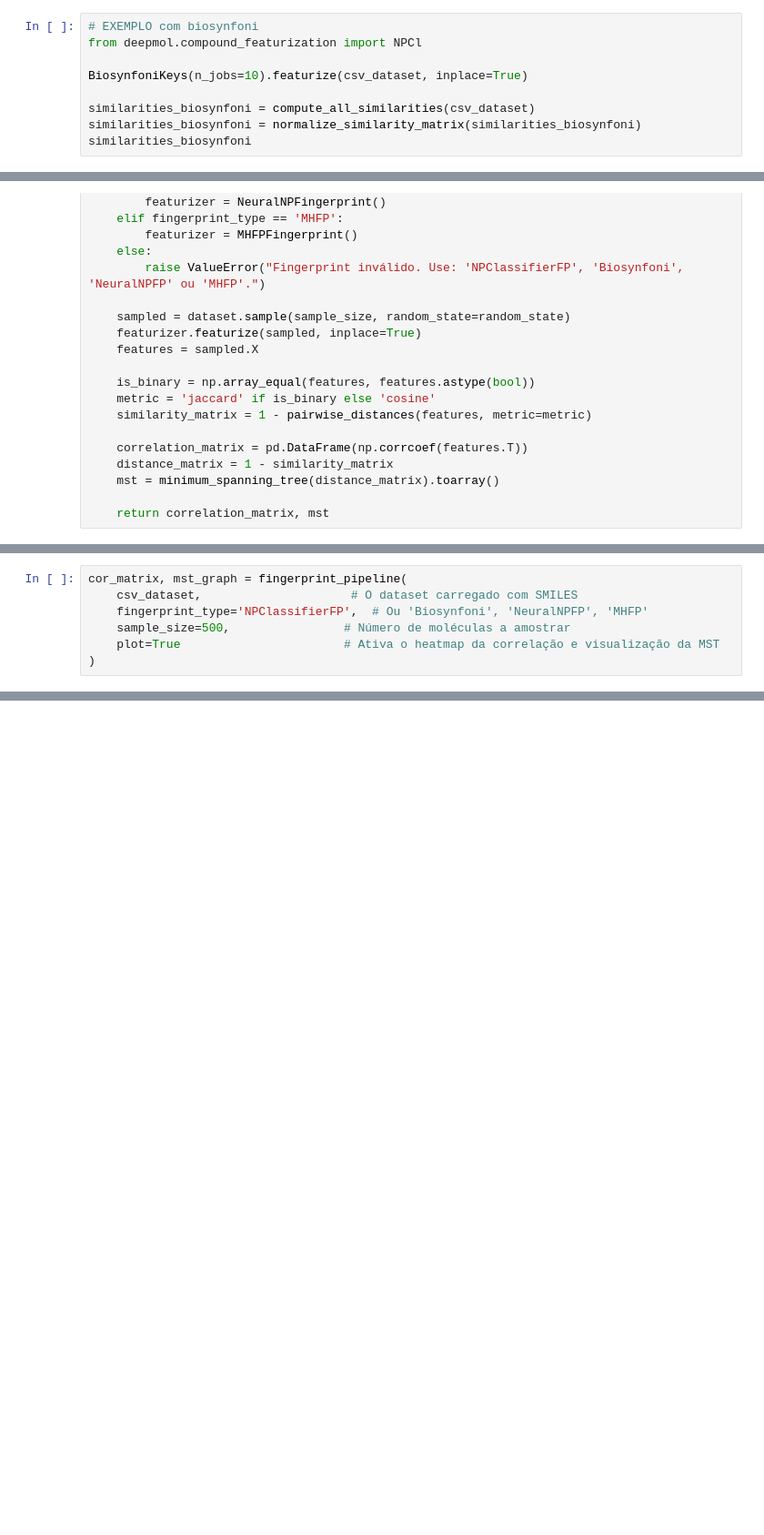
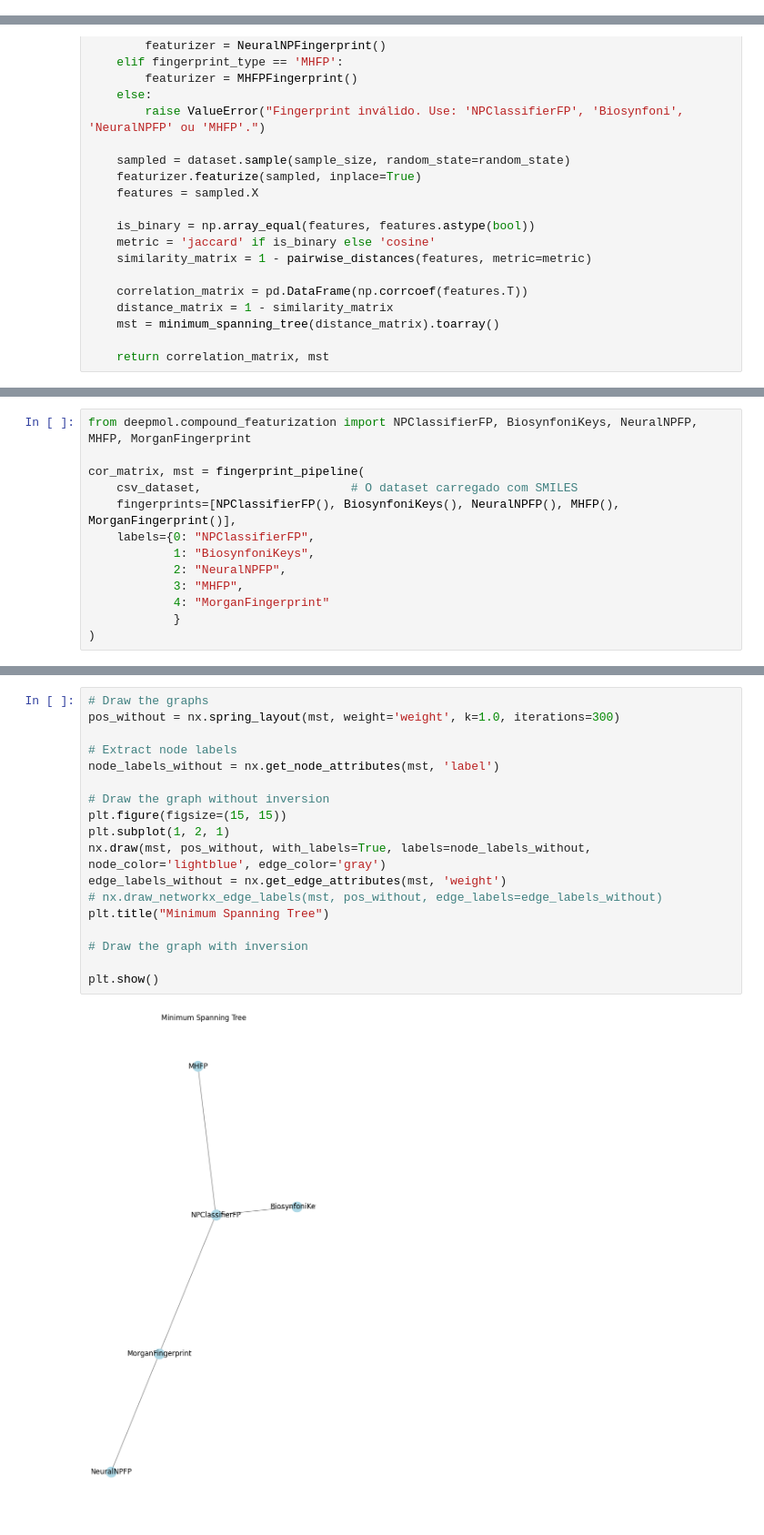
Before and after one commit to phcp0110/projeto, a Jupyter notebook: Desktop/Universidade/Mestrado/2S 1Ano/Projeto/projeto.ipynb, the cells around one changed output, grey strips where cells are left out. Shown: that part at 91% size. Saved outputs shown, nothing was run; the diff lists cells and outputs as text; blank space fills up the shorter version.

Commit message:
[FIX] generation correlation matrix and MST for all fingerprints

```diff
--- a/Desktop/Universidade/Mestrado/2S 1Ano/Projeto/projeto.ipynb
+++ b/Desktop/Universidade/Mestrado/2S 1Ano/Projeto/projeto.ipynb
@@ -228,12 +231,3 @@ array([[0.87286067, 0.65281177, 0.89242053, ..., 0.89242053, 0.8410758 ,
-# %%
-# EXEMPLO com biosynfoni
-from deepmol.compound_featurization import NPCl
-
-BiosynfoniKeys(n_jobs=10).featurize(csv_dataset, inplace=True)
-
-similarities_biosynfoni = compute_all_similarities(csv_dataset)
-similarities_biosynfoni = normalize_similarity_matrix(similarities_biosynfoni)
-similarities_biosynfoni
 # %%
 # EXEMPLO com biosynfoni
 from deepmol.compound_featurization import BiosynfoniKeys, MorganFingerprint
@@ -495,7 +383,13 @@ def fingerprint_pipeline(dataset, fingerprint_type='NPClassifierFP', sample_size
 # %%
-cor_matrix, mst_graph = fingerprint_pipeline(
+from deepmol.compound_featurization import NPClassifierFP, BiosynfoniKeys, NeuralNPFP, MHFP, MorganFingerprint
+
+cor_matrix, mst = fingerprint_pipeline(
     csv_dataset,                     # O dataset carregado com SMILES
-    fingerprint_type='NPClassifierFP',  # Ou 'Biosynfoni', 'NeuralNPFP', 'MHFP'
-    sample_size=500,                # Número de moléculas a amostrar
-    plot=True                       # Ativa o heatmap da correlação e visualização da MST
+    fingerprints=[NPClassifierFP(), BiosynfoniKeys(), NeuralNPFP(), MHFP(), MorganFingerprint()],
+    labels={0: "NPClassifierFP",
+            1: "BiosynfoniKeys",
+            2: "NeuralNPFP",
+            3: "MHFP",
+            4: "MorganFingerprint"
+            }
 )
@@ -511,0 +396,20 @@ plt.close()
+# %%
+# Draw the graphs
+pos_without = nx.spring_layout(mst, weight='weight', k=1.0, iterations=300)
+
+# Extract node labels
+node_labels_without = nx.get_node_attributes(mst, 'label')
+
+# Draw the graph without inversion
+plt.figure(figsize=(15, 15))
+plt.subplot(1, 2, 1)
+nx.draw(mst, pos_without, with_labels=True, labels=node_labels_without, node_color='lightblue', edge_color='gray')
+edge_labels_without = nx.get_edge_attributes(mst, 'weight')
+# nx.draw_networkx_edge_labels(mst, pos_without, edge_labels=edge_labels_without)
+plt.title("Minimum Spanning Tree")
+
+# Draw the graph with inversion
+
+plt.show()
+# %% [output]
+[figure, added]
```
Also changed, not shown: parts of 10 cells of this notebook.
